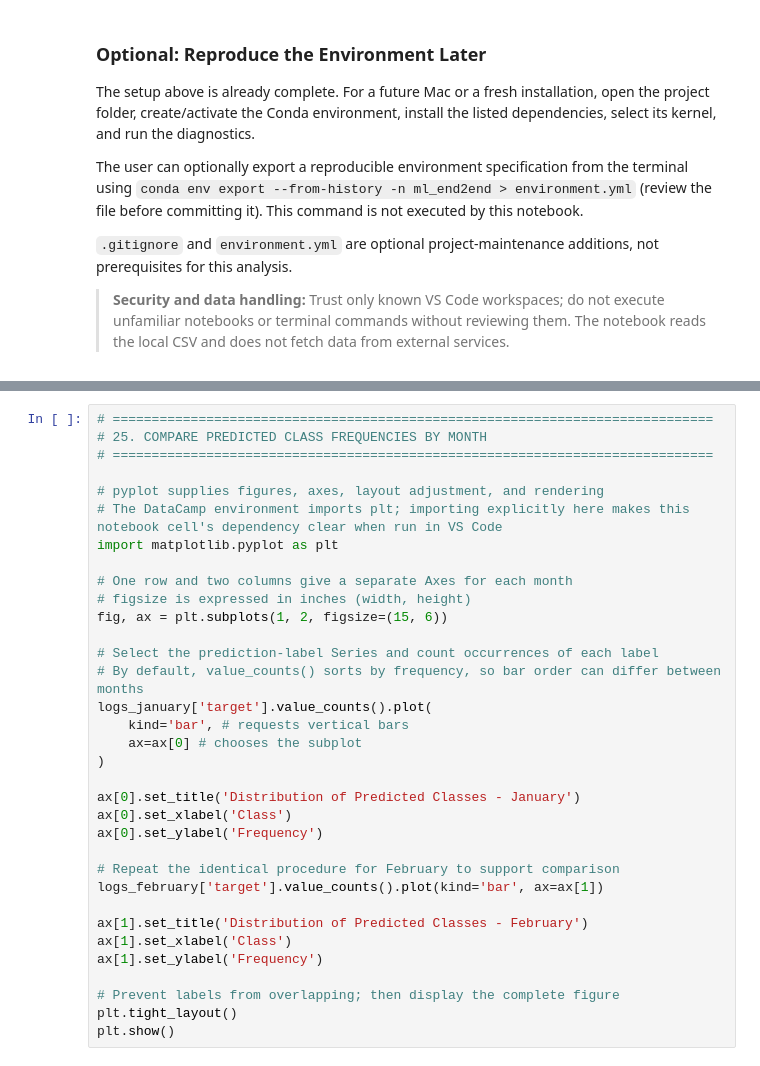
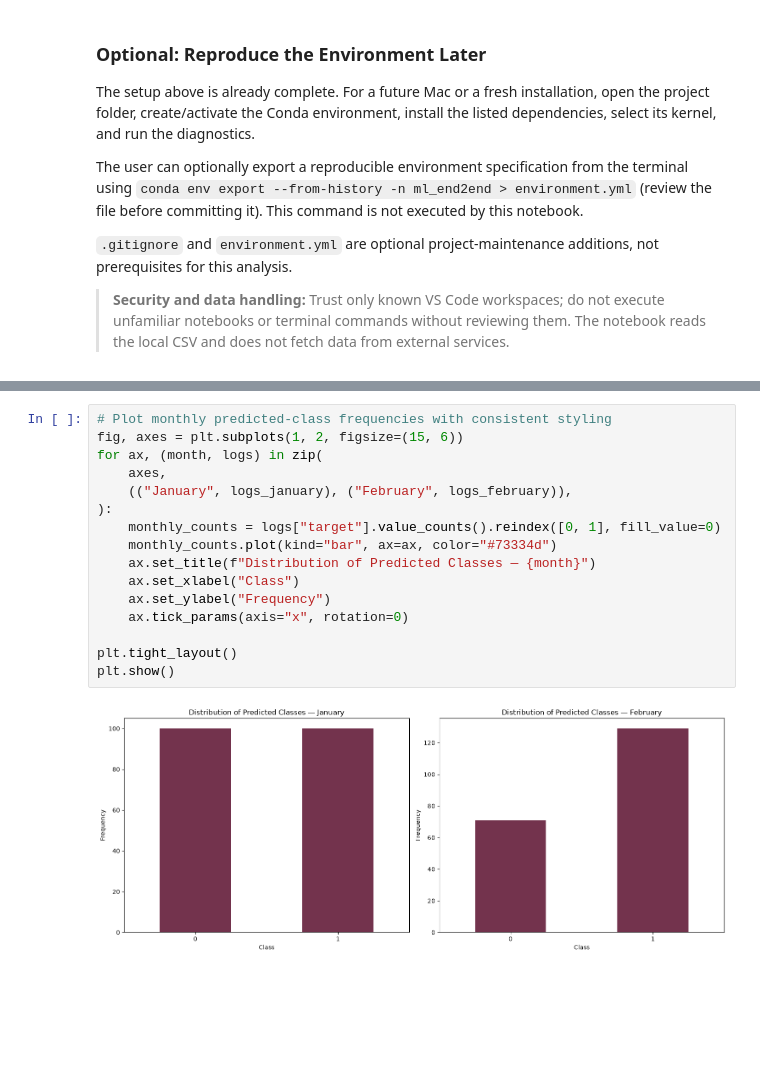
Before and after one commit to ealvaradomena/ml_end2end, a Jupyter notebook: ml_end2end.ipynb, the cells around one changed output, grey strips where cells are left out. Drawn from its saved outputs; the diff is of its cells as text; blank space fills up the shorter version.

Commit message:
Update notebook and published website

```diff
--- a/ml_end2end.ipynb
+++ b/ml_end2end.ipynb
@@ -2976,35 +2555,19 @@ print("Illustrative monthly monitoring inputs prepared (synthetic data)")
 # %%
-# =============================================================================
-# 25. COMPARE PREDICTED CLASS FREQUENCIES BY MONTH
-# =============================================================================
+# Plot monthly predicted-class frequencies with consistent styling
+fig, axes = plt.subplots(1, 2, figsize=(15, 6))
+for ax, (month, logs) in zip(
+    axes,
+    (("January", logs_january), ("February", logs_february)),
+):
+    monthly_counts = logs["target"].value_counts().reindex([0, 1], fill_value=0)
+    monthly_counts.plot(kind="bar", ax=ax, color="#73334d")
+    ax.set_title(f"Distribution of Predicted Classes — {month}")
+    ax.set_xlabel("Class")
+    ax.set_ylabel("Frequency")
+    ax.tick_params(axis="x", rotation=0)
 
-# pyplot supplies figures, axes, layout adjustment, and rendering
-# The DataCamp environment imports plt; importing explicitly here makes this notebook cell's dependency clear when run in VS Code
-import matplotlib.pyplot as plt
-
-# One row and two columns give a separate Axes for each month
-# figsize is expressed in inches (width, height)
-fig, ax = plt.subplots(1, 2, figsize=(15, 6))
-
-# Select the prediction-label Series and count occurrences of each label
-# By default, value_counts() sorts by frequency, so bar order can differ between months
-logs_january['target'].value_counts().plot(
-    kind='bar', # requests vertical bars
-    ax=ax[0] # chooses the subplot
-)
-
-ax[0].set_title('Distribution of Predicted Classes - January')
-ax[0].set_xlabel('Class')
-ax[0].set_ylabel('Frequency')
-
-# Repeat the identical procedure for February to support comparison
-logs_february['target'].value_counts().plot(kind='bar', ax=ax[1])
-
-ax[1].set_title('Distribution of Predicted Classes - February')
-ax[1].set_xlabel('Class')
-ax[1].set_ylabel('Frequency')
-
-# Prevent labels from overlapping; then display the complete figure
 plt.tight_layout()
 plt.show()
+# %% [output]
+[figure, added]
 # %% [markdown]
```
Also changed, not shown: parts of 168 cells of this notebook, 2 other files.
